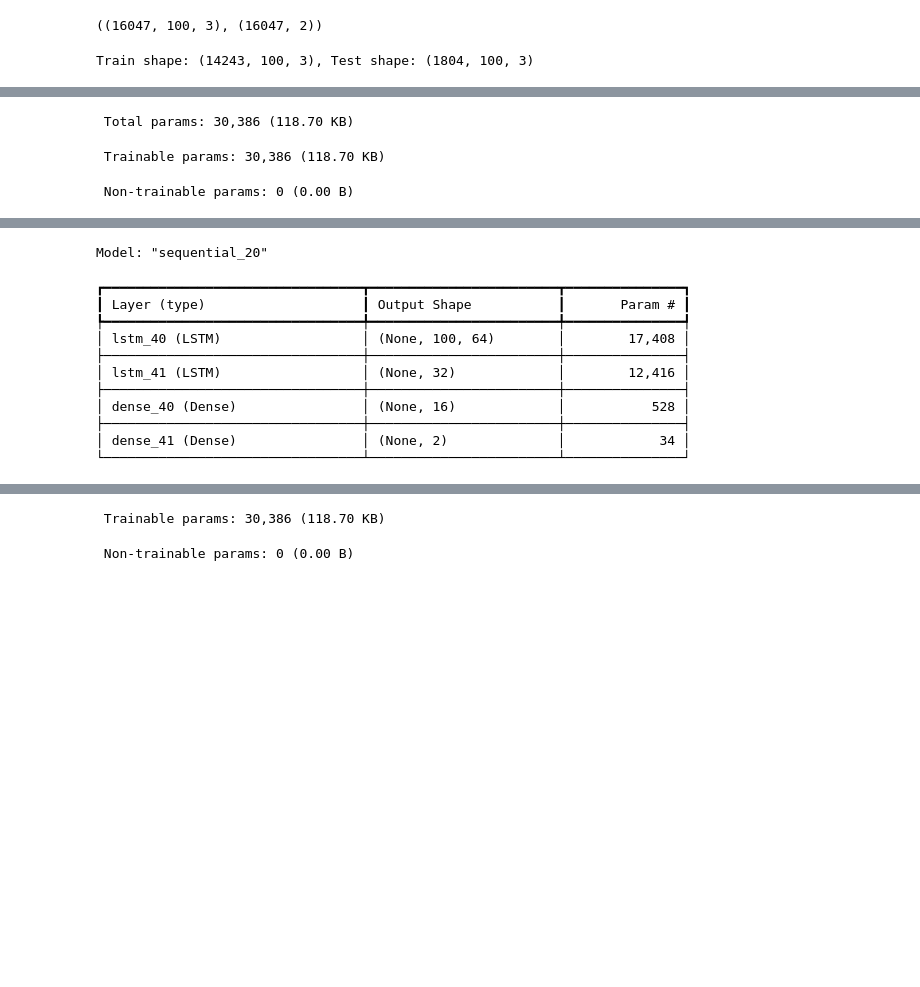
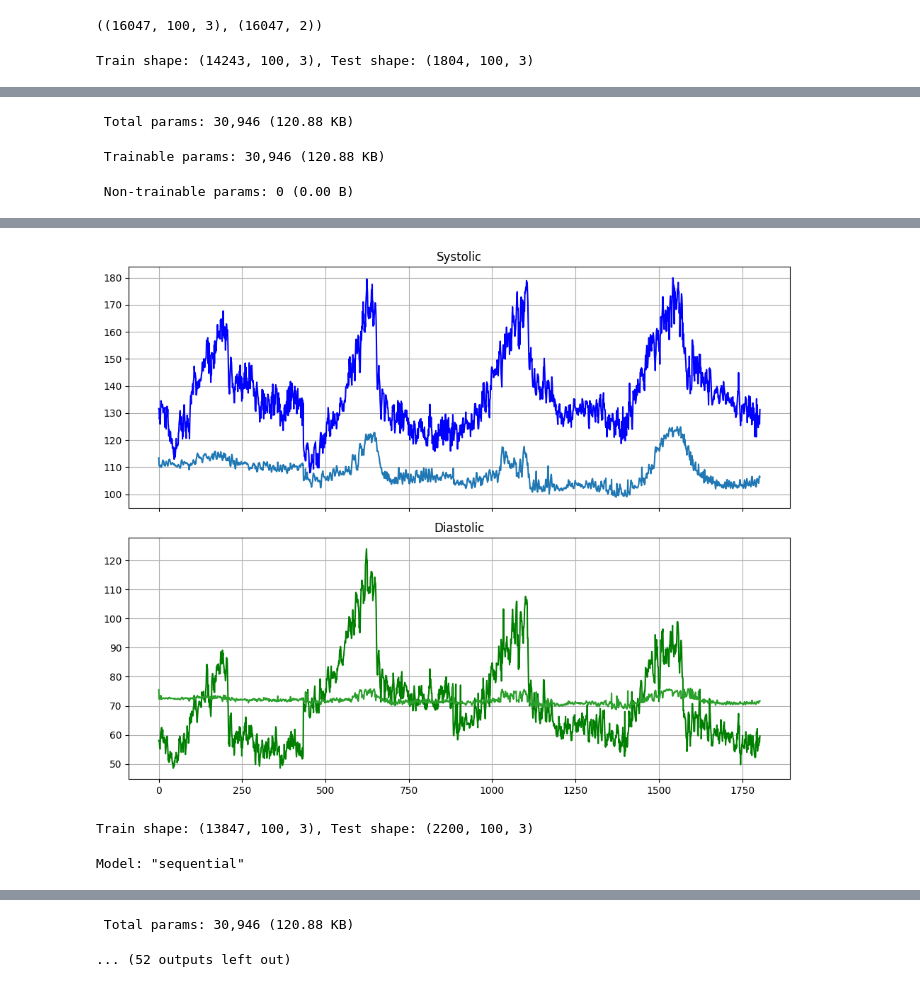
Before and after one commit to luiizsps/blood_pressure_estimator, a Jupyter notebook: blood_pressure_estimator_v2.ipynb, the cells around one changed output, grey strips where cells are left out. Saved outputs shown, nothing was run; the diff lists cells and outputs as text; code cells hidden in the pictures; blank space fills up the shorter version.

Commit message:
update grid search

```diff
--- a/blood_pressure_estimator_v2.ipynb
+++ b/blood_pressure_estimator_v2.ipynb
@@ -60,8 +67,9 @@ groups.shape
 # %%
 # apply MinMaxScaler
 scaler_x = MinMaxScaler()
-X_scaled = scaler_x.fit_transform(X)
-X = X_scaled
+scaler_y = MinMaxScaler()
+y = scaler_y.fit_transform(y)
+X = scaler_x.fit_transform(X)
 # %%
 # reshape to (samples, timesteps, features)
 X = X.reshape((-1, 3, 100))
@@ -72,6 +114,20 @@ X.shape, y.shape
+# %%
+param_grid = {
+        'CLASSIFICADOR': 'LSTM',
+        'RECURRENT_LAYERS': (64, 32),
+        'DENSE_LAYERS': (32,),
+        'BATCH_SIZE': 32,
+        'LEARNING_RATE': 0.001,
+        'EPOCHS': 25,
+        'ACTIVATION': 'tanh',
+        'OPTIMIZER': 'adam'
+    }
 # %%
 logo = LeaveOneGroupOut()
 # %%
+from sklearn.metrics import mean_absolute_error, mean_absolute_percentage_error
+
+
 for train_idx, test_idx in logo.split(X, y, groups=groups):
     X_train, X_val = X[train_idx], X[test_idx]
     y_train, y_val = y[train_idx], y[test_idx]
@@ -80,13 +136,19 @@ for train_idx, test_idx in logo.split(X, y, groups=groups):
     # define the model
     model = Sequential([
         Input(shape=(100, 3)),
-        LSTM(64, activation='tanh', return_sequences=True),
-        LSTM(32, activation='tanh'),
-        Dense(16, activation='relu'),
-        Dense(2)
+        LSTM(param_grid['RECURRENT_LAYERS'][0], activation=param_grid['ACTIVATION'], return_sequences=True),
+        LSTM(param_grid['RECURRENT_LAYERS'][1], activation=param_grid['ACTIVATION']),
+        Dense(param_grid['DENSE_LAYERS'][0], activation='relu'),
+        Dense(2, activation='linear')
     ])
 
-    model.compile(optimizer='adam', loss='mse', metrics=['mae', tf.keras.metrics.MeanAbsolutePercentageError()])
+    # Choose optimizer with learning rate
+    if param_grid['OPTIMIZER'] == 'adam':
+        optimizer = Adam(learning_rate=param_grid['LEARNING_RATE'])
+    elif param_grid['OPTIMIZER'] == 'sgd':
+        optimizer = SGD(learning_rate=param_grid['LEARNING_RATE'])
+
+    model.compile(optimizer=optimizer, loss='mse', metrics=['mae', tf.keras.metrics.MeanAbsolutePercentageError()])
     print(model.summary())
 
     # early stopping callback
@@ -99,12 +161,28 @@ for train_idx, test_idx in logo.split(X, y, groups=groups):
     history = model.fit(
         X_train, y_train,
         validation_data=(X_val, y_val),
-        epochs=1,
-        batch_size=32,
+        epochs=param_grid['EPOCHS'],
+        batch_size=param_grid['BATCH_SIZE'],
         callbacks=[early_stop]
     )
 
-    loss, mae, mape = model.evaluate(X_val, y_val)
+    # Rescale predictions back to original scale
+    y_pred = model.predict(X_val)
+    y_pred_rescaled = scaler_y.inverse_transform(y_pred)
+    y_val_rescaled = scaler_y.inverse_transform(y_val)
+
+    # Evaluate on the original scale
+    mae = mean_absolute_error(y_val_rescaled, y_pred_rescaled)
+    mape = mean_absolute_percentage_error(y_val_rescaled, y_pred_rescaled)
+    loss = mean_squared_error(y_val_rescaled, y_pred_rescaled)
+
     print(f'Test Loss: {loss:.4f} - Test MAE: {mae:.4f} - Test MAPE: {mape:.4f}')
+
+    # plot predictions
+    plot_predictions(y_pred_rescaled, y_val_rescaled)
+
+    # clear memory
+    del model
+    tf.keras.backend.clear_session()
 # %% [output]
 Train shape: (14243, 100, 3), Test shape: (1804, 100, 3)
@@ -122,5 +200,5 @@ Model: "sequential_19"
 └─────────────────────────────────┴────────────────────────┴───────────────┘
- Total params: 30,386 (118.70 KB)
+ Total params: 30,946 (120.88 KB)
- Trainable params: 30,386 (118.70 KB)
+ Trainable params: 30,946 (120.88 KB)
  Non-trainable params: 0 (0.00 B)
 None
@@ -131,12 +221,3 @@ Train shape: (13847, 100, 3), Test shape: (2200, 100, 3)
+[figure, added]
-Model: "sequential_20"
+Train shape: (13847, 100, 3), Test shape: (2200, 100, 3)
-┏━━━━━━━━━━━━━━━━━━━━━━━━━━━━━━━━━┳━━━━━━━━━━━━━━━━━━━━━━━━┳━━━━━━━━━━━━━━━┓
-┃ Layer (type)                    ┃ Output Shape           ┃       Param # ┃
-┡━━━━━━━━━━━━━━━━━━━━━━━━━━━━━━━━━╇━━━━━━━━━━━━━━━━━━━━━━━━╇━━━━━━━━━━━━━━━┩
-│ lstm_40 (LSTM)                  │ (None, 100, 64)        │        17,408 │
-├─────────────────────────────────┼────────────────────────┼───────────────┤
-│ lstm_41 (LSTM)                  │ (None, 32)             │        12,416 │
-├─────────────────────────────────┼────────────────────────┼───────────────┤
-│ dense_40 (Dense)                │ (None, 16)             │           528 │
-├─────────────────────────────────┼────────────────────────┼───────────────┤
-│ dense_41 (Dense)                │ (None, 2)              │            34 │
-└─────────────────────────────────┴────────────────────────┴───────────────┘
+Model: "sequential"
@@ -144,2 +235,2 @@ Model: "sequential_20"
- Trainable params: 30,386 (118.70 KB)
+ Total params: 30,946 (120.88 KB)
- Non-trainable params: 0 (0.00 B)
+... (52 outputs left out)
```
Also changed, not shown: parts of 3 cells of this notebook.
